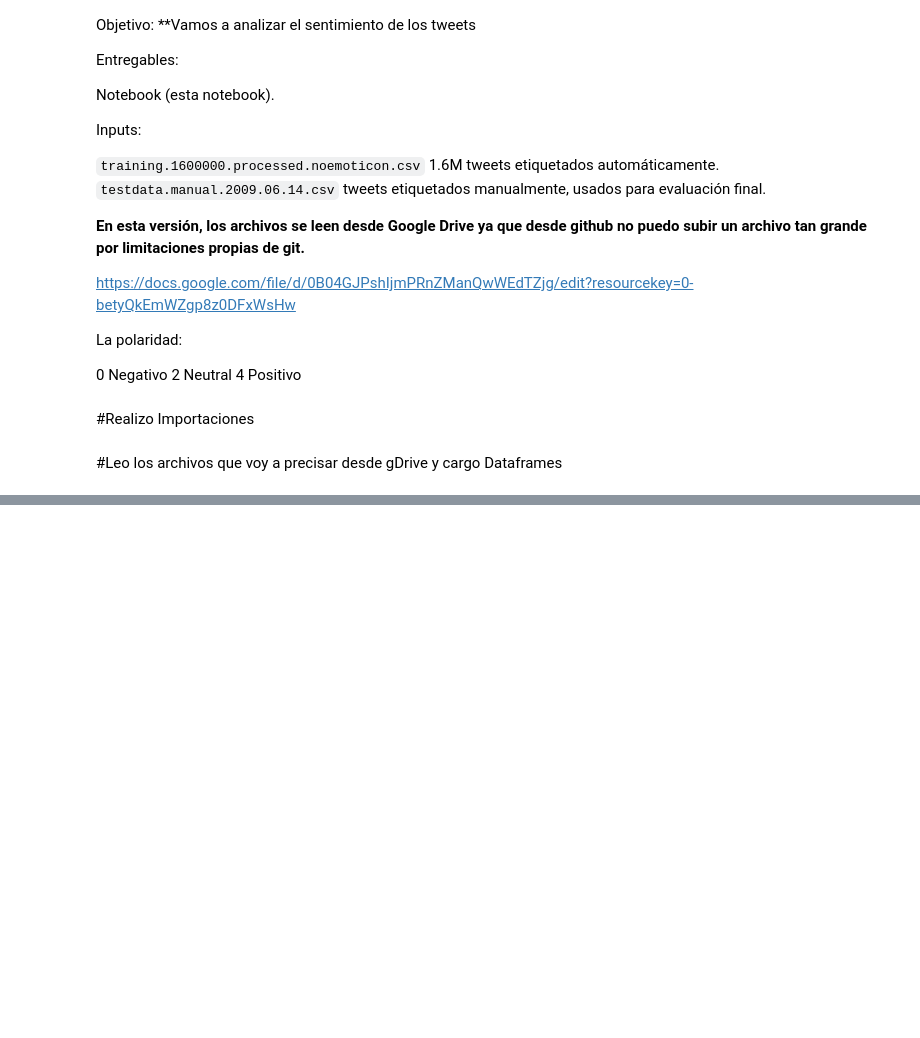
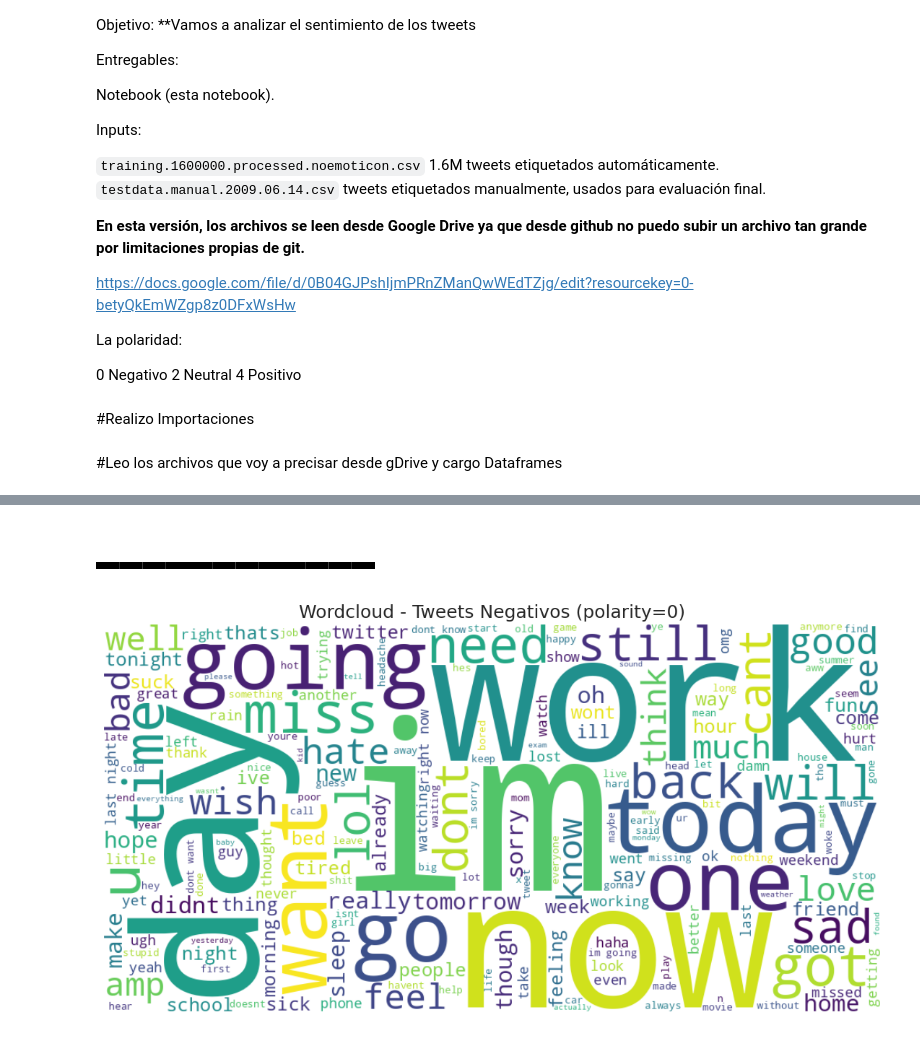
Before and after one commit to marcelomkk/tweetsAnalytics, a Jupyter notebook: Entrega-TP3.ipynb, the cells around one changed output, grey strips where cells are left out. Drawn from its saved outputs; the diff is of its cells as text; code cells hidden in the pictures; blank space fills up the shorter version.

```diff
--- a/Entrega-TP3.ipynb
+++ b/Entrega-TP3.ipynb
@@ -122,0 +201,7 @@ La presentación puede ser desde la misma notebook, pero se pueden utilizar dist
+# %% [markdown]
+## ▬▬▬▬▬▬▬▬▬▬▬▬
+# %%
+#Generamos una nube para cada grupo
+generar_wordcloud(neg, "Wordcloud - Tweets Negativos (polarity=0)")
+# %% [output]
+[figure, added]
```
Also changed, not shown: parts of 31 cells of this notebook.
